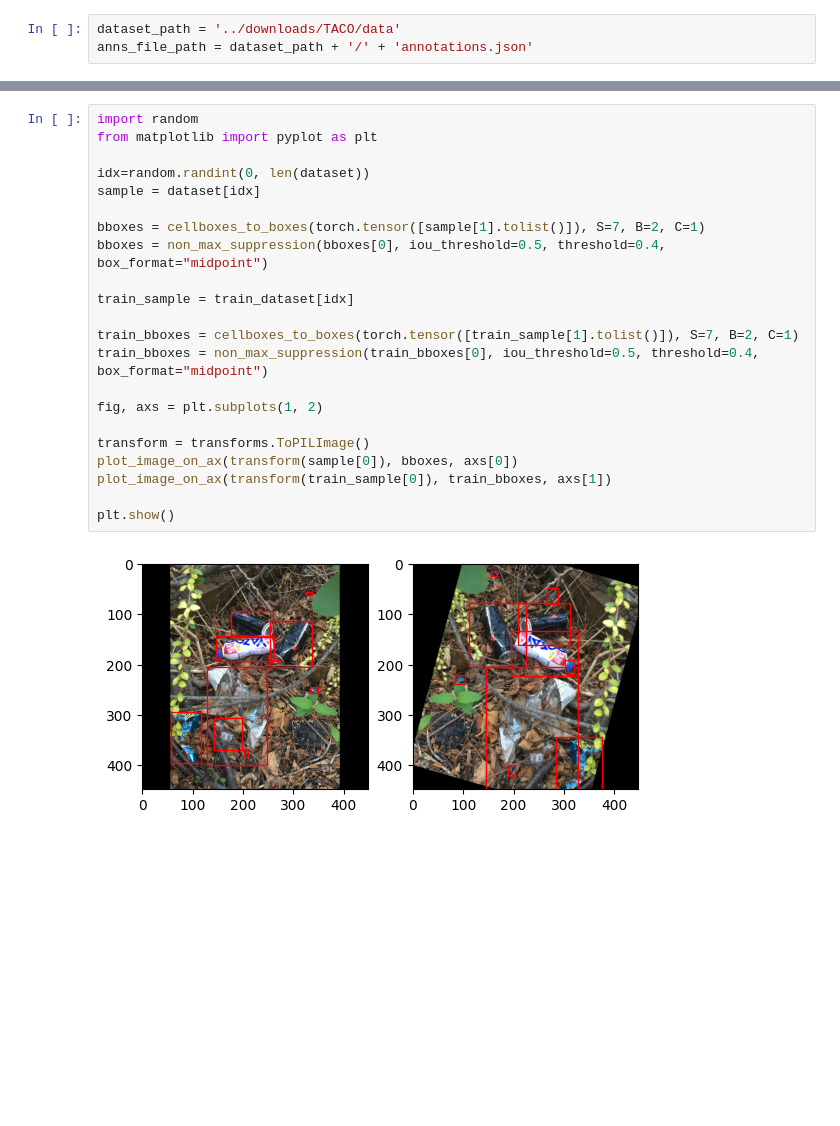
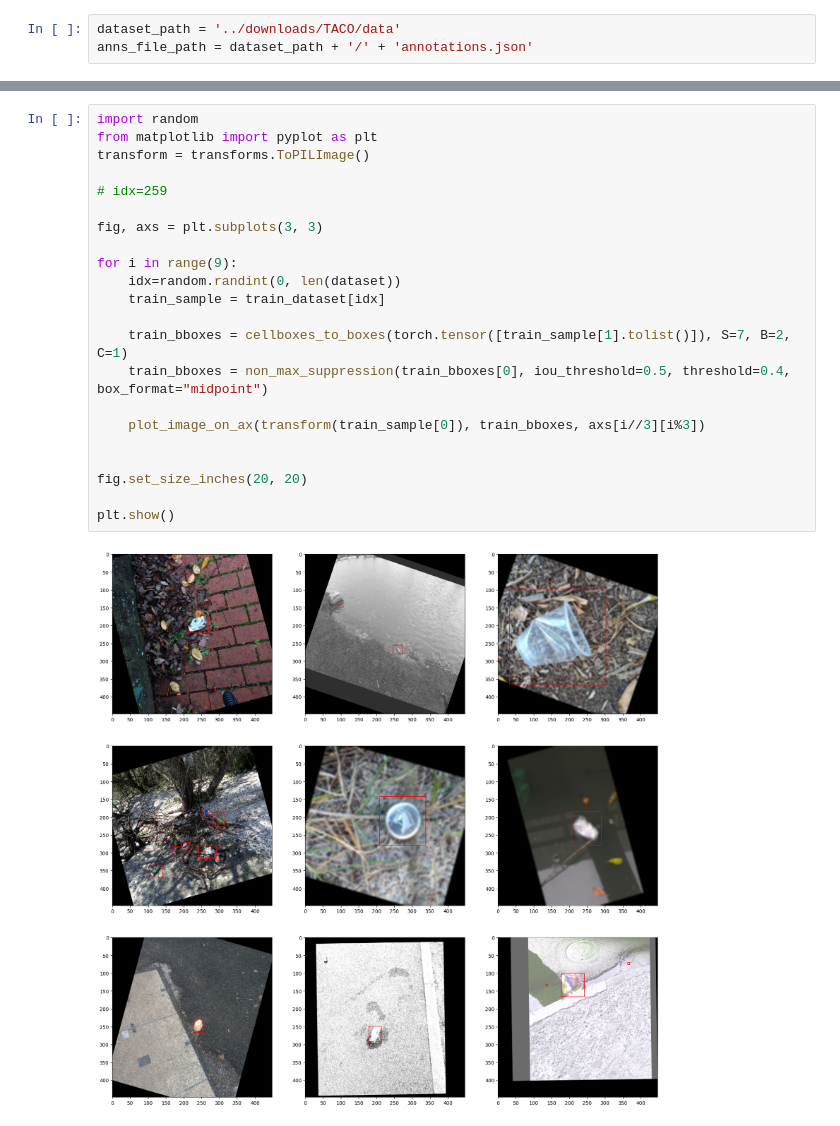
Before and after one commit to AncuL001/Skripsi-Fauzan_Azmi_Dwicahyo, a Jupyter notebook: yolov1_impl/_test_augmentation.ipynb, the cells around one changed output, grey strips where cells are left out. Saved outputs shown, nothing was run; the diff lists cells and outputs as text; blank space fills up the shorter version.

```diff
--- a/yolov1_impl/_test_augmentation.ipynb
+++ b/yolov1_impl/_test_augmentation.ipynb
@@ -88,24 +88,24 @@ index created!
 # %%
 import random
 from matplotlib import pyplot as plt
+transform = transforms.ToPILImage()
 
-idx=random.randint(0, len(dataset))
-sample = dataset[idx]
+# idx=259
 
-bboxes = cellboxes_to_boxes(torch.tensor([sample[1].tolist()]), S=7, B=2, C=1)
-bboxes = non_max_suppression(bboxes[0], iou_threshold=0.5, threshold=0.4, box_format="midpoint")
+fig, axs = plt.subplots(3, 3)
 
-train_sample = train_dataset[idx]
+for i in range(9):
+    idx=random.randint(0, len(dataset))
+    train_sample = train_dataset[idx]
 
-train_bboxes = cellboxes_to_boxes(torch.tensor([train_sample[1].tolist()]), S=7, B=2, C=1)
-train_bboxes = non_max_suppression(train_bboxes[0], iou_threshold=0.5, threshold=0.4, box_format="midpoint")
+    train_bboxes = cellboxes_to_boxes(torch.tensor([train_sample[1].tolist()]), S=7, B=2, C=1)
+    train_bboxes = non_max_suppression(train_bboxes[0], iou_threshold=0.5, threshold=0.4, box_format="midpoint")
 
-fig, axs = plt.subplots(1, 2)
+    plot_image_on_ax(transform(train_sample[0]), train_bboxes, axs[i//3][i%3])
 
-transform = transforms.ToPILImage()
-plot_image_on_ax(transform(sample[0]), bboxes, axs[0])
-plot_image_on_ax(transform(train_sample[0]), train_bboxes, axs[1])
+
+fig.set_size_inches(20, 20)
 
 plt.show()
 # %% [output]
-[figure, old version]
+[figure, new version]
```
Also changed, not shown: parts of 1 cell of this notebook, 6 other files.
